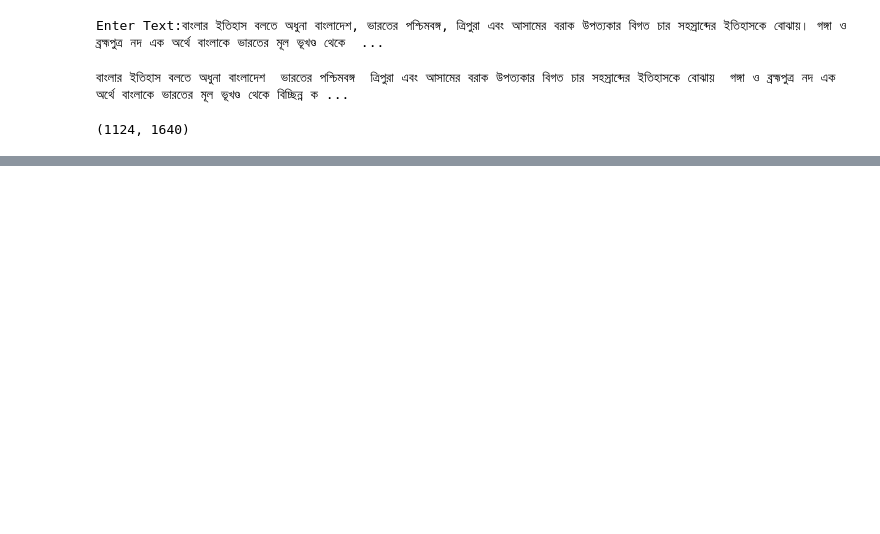
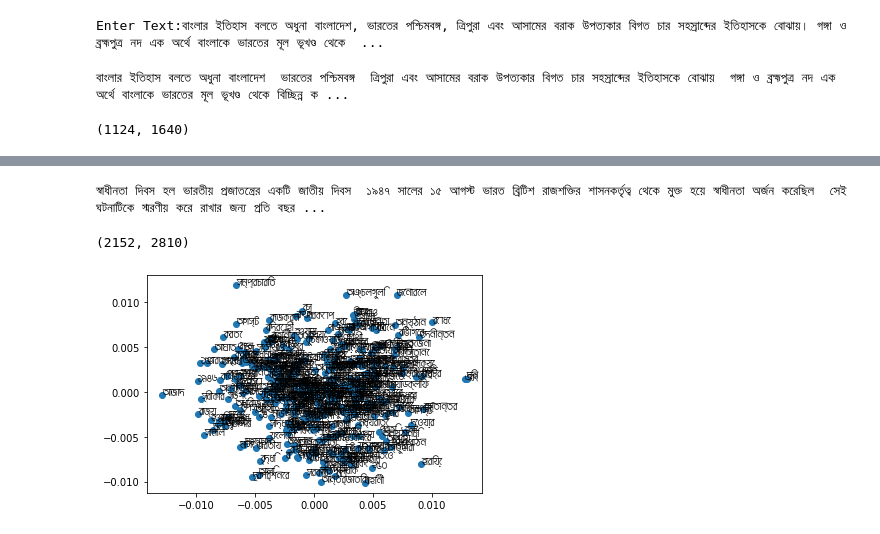
Before and after one commit to Rajspeaks/Deep-Learning-Approach-to-Bengali-Text-Visualization-using-Word2Vec-Model, a Jupyter notebook: Bengali_Text_Visualization_using_Word2Vec_Model.ipynb, the cells around one changed output, grey strips where cells are left out. Cells and saved outputs as stored; diff of their text form; code cells hidden in the pictures; blank space fills up the shorter version.

```diff
--- a/Bengali_Text_Visualization_using_Word2Vec_Model.ipynb
+++ b/Bengali_Text_Visualization_using_Word2Vec_Model.ipynb
@@ -45,0 +68,25 @@ pyplot.show()
+# %%
+print(t2)
+# %% [output]
+স্বাধীনতা দিবস হল ভারতীয় প্রজাতন্ত্রের একটি জাতীয় দিবস  ১৯৪৭ সালের ১৫ আগস্ট ভারত ব্রিটিশ রাজশক্তির শাসনকর্তৃত্ব থেকে মুক্ত হয়ে স্বাধীনতা অর্জন করেছিল  সেই ঘটনাটিকে স্মরণীয় করে রাখার জন্য প্রতি বছর ...
+# %%
+doc2=[t2.split()]
+# %%
+model2 = Word2Vec(doc2, min_count=1)
+# %%
+model2.train(doc2, total_examples=len(doc), epochs=model2.iter)
+# %% [output]
+(2152, 2810)
+# %%
+x= model2[model2.wv.vocab]
+pca = PCA(n_components=2)
+result = pca.fit_transform(x)
+# %%
+pyplot.scatter(result[:, 0], result[:, 1])
+words2 = list(model2.wv.vocab)
+prop = fm.FontProperties(fname='AmarBangla.ttf')
+for i, word in enumerate(words2):
+	pyplot.annotate(word, xy=(result[i, 0], result[i, 1]),fontproperties=prop)
+pyplot.show()
+# %% [output]
+[figure, added]
```
Also changed, not shown: parts of 7 cells of this notebook.
